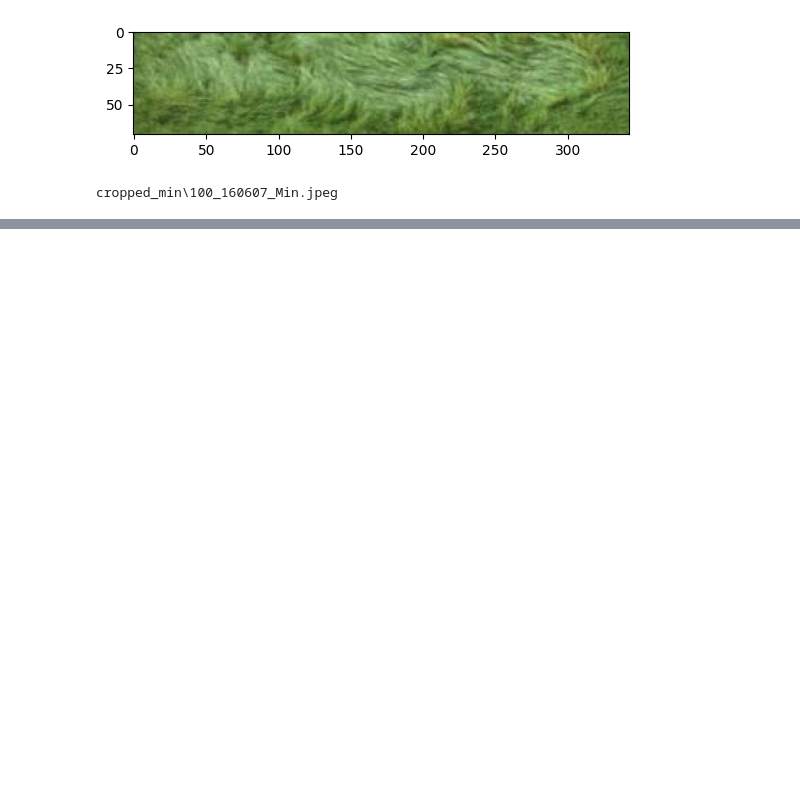
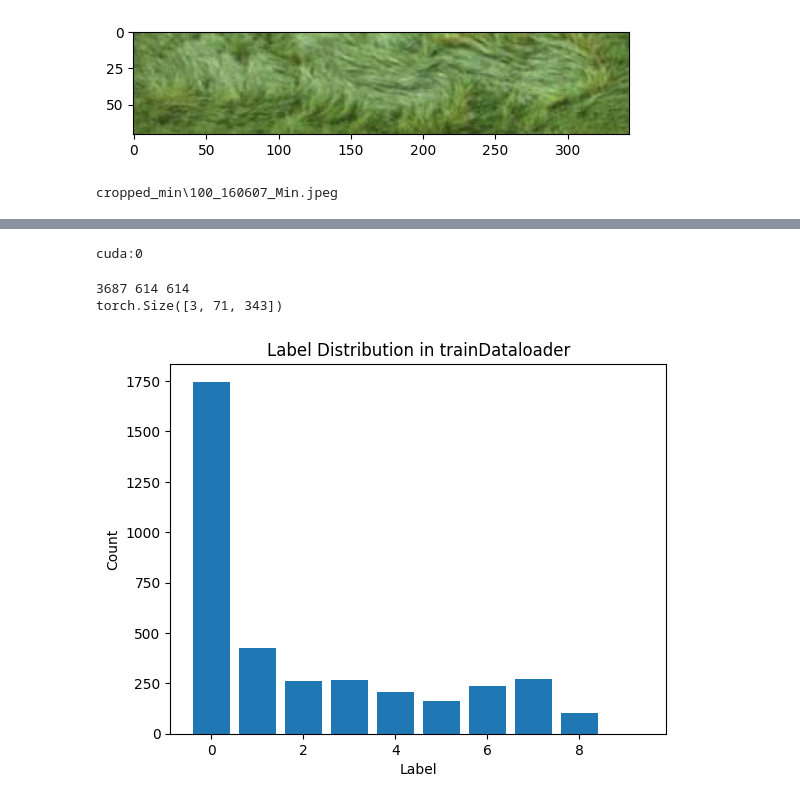
Before and after one commit to SpilmesterMurtin/Deep-Learning-Project---Determine-Lodging-Scores-Using-Convolutional-Neural-Neetwork, a Jupyter notebook: LoadAndMatch.ipynb, the cells around one changed output, grey strips where cells are left out. Drawn from its saved outputs; the diff is of its cells as text; code cells hidden in the pictures; blank space fills up the shorter version.

```diff
--- a/LoadAndMatch.ipynb
+++ b/LoadAndMatch.ipynb
@@ -64,0 +61,10 @@ print(lodging_score)
+# %%
+import itertools
+print(lodging_score)
+
+lodging_score_int = [[int(char) for char in sublist] for sublist in lodging_score]
+
+flattened_list = list(itertools.chain.from_iterable(lodging_score_int))
+print(flattened_list)
+lodging_score = flattened_list
+print(max(lodging_score_int))
@@ -64,0 +86,68 @@ print(lodging_score)
+# %%
+import torch
+from torch.utils.data import Dataset, DataLoader, random_split
+device = torch.device("cuda:0" if torch.cuda.is_available() else "cpu")
+print(device)
+# %% [output]
+cuda:0
+# %%
+import torch
+from torch.utils.data import Dataset, DataLoader, random_split
+from sklearn.model_selection import train_test_split
+class ImageDataset(Dataset):
+    def __init__(self, img_list, lodging_score):
+        self.img_list = img_list
+        self.lodging_score = lodging_score
+
+    def __len__(self):
+        return len(self.img_list)
+
+    def __getitem__(self, idx):
+        img = self.img_list[idx]
+        score = self.lodging_score[idx]
+        # convert image to tensor
+        img = torch.tensor(img).permute(2, 0, 1).float()
+        return img, score
+dataSet = ImageDataset(img_list, lodging_score)
+
+
+#Split into train and validation set
+testValSize = (1/4) * len(dataSet)
+trainDataset, testvalDataset = train_test_split(dataSet, test_size=int(testValSize), random_state=42, shuffle=True)
+validationSize = (1/2) * len(testvalDataset)
+testDataset, valDataset = train_test_split(testvalDataset, test_size=int(validationSize), random_state=42, shuffle=True)
+
+#Create dataloaders
+batchSize = 1
+trainDataloader = DataLoader(trainDataset, batch_size=batchSize, shuffle=True)
+testDataloader = DataLoader(testDataset, batch_size=batchSize, shuffle=True)
+valDataloader = DataLoader(valDataset, batch_size=batchSize, shuffle=True)
+
+#Print sizes
+print(len(trainDataset), len(testDataset), len(valDataset))
+print(dataSet[0][0].shape)
+# %% [output]
+3687 614 614
+torch.Size([3, 71, 343])
+# %%
+import matplotlib.pyplot as plt
+
+# Extract the labels from the trainDataloader
+labels = [data[1] for data in trainDataloader]
+
+# Count the occurrences of each label
+label_counts = {}
+for label in labels:
+    if label.item() in label_counts:
+        label_counts[label.item()] += 1
+    else:
+        label_counts[label.item()] = 1
+
+# Create a bar plot
+plt.bar(label_counts.keys(), label_counts.values())
+plt.xlabel('Label')
+plt.ylabel('Count')
+plt.title('Label Distribution in trainDataloader')
+plt.show()
+# %% [output]
+[figure, added]
```
Also changed, not shown: parts of 10 cells of this notebook.
